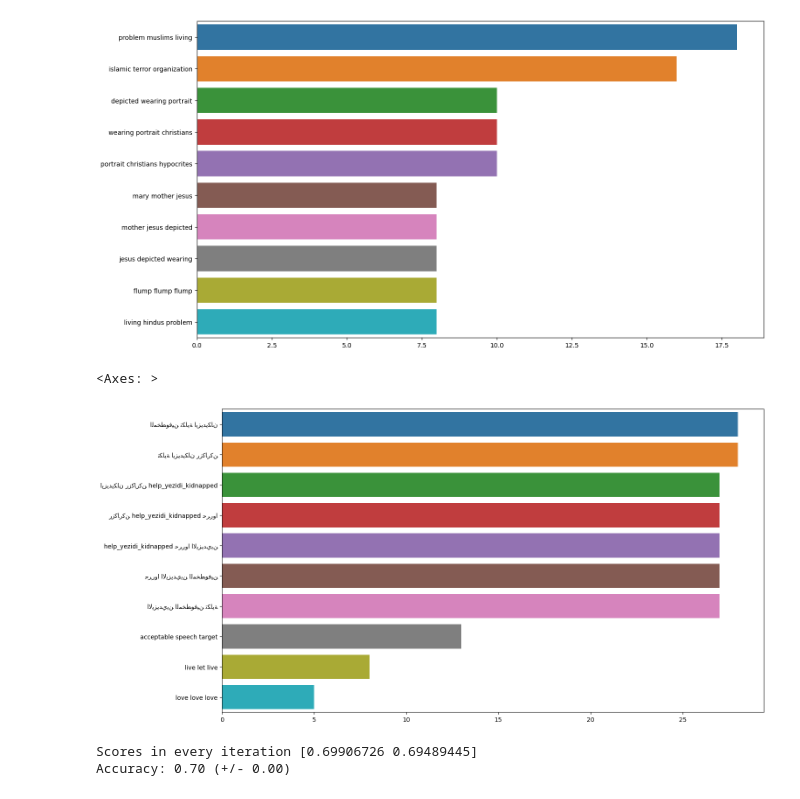
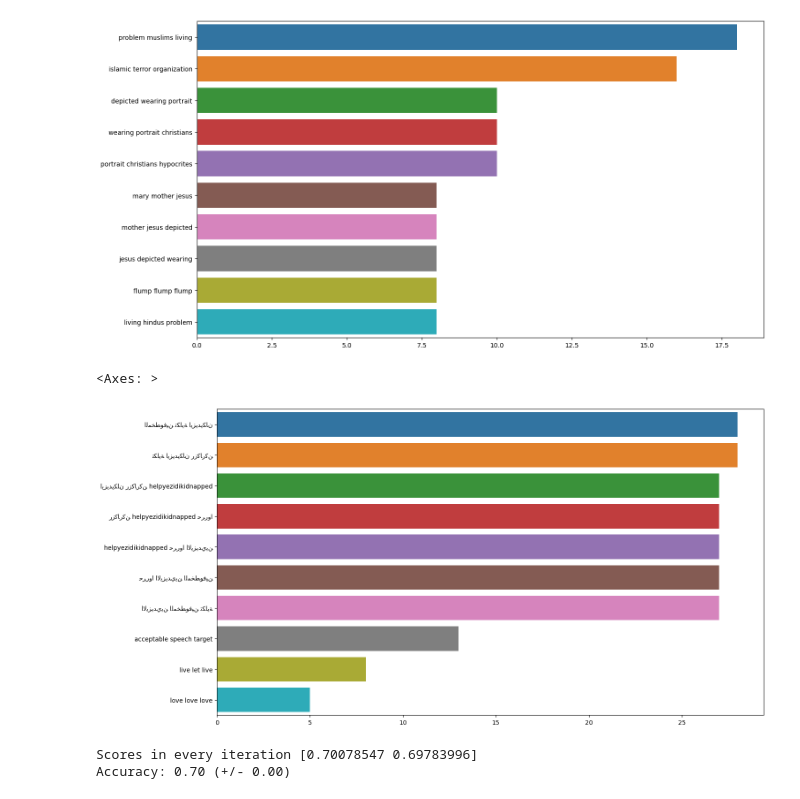
Before and after one commit to G1-ABID-23-24/offensive-language-detection-2024, a Jupyter notebook: 0_data_processing.ipynb, the cells around one changed output. Cells and saved outputs as stored; diff of their text form; code cells hidden in the pictures.

```diff
--- a/0_data_processing.ipynb
+++ b/0_data_processing.ipynb
@@ -63,0 +87,13 @@ df['text_cleaned'] = df['text'].apply(remove_stop_words)
+# %%
+#Common stopwords in offensive tweets
+corpus=create_corpus(1)
+
+dic=defaultdict(int)
+for word in corpus:
+    if word in en_stopwords:
+        dic[word]+=1
+
+top=sorted(dic.items(), key=lambda x:x[1],reverse=True)[:10]
+
+x,y=zip(*top)
+plt.bar(x,y)
@@ -105,0 +209,13 @@ plt.imshow(wc , interpolation = 'bilinear')
+# %%
+#Common words in non-offensive texts
+corpus=create_corpus(0)
+
+dic=defaultdict(int)
+
+for word in corpus:
+    dic[word]+=1
+
+top=sorted(dic.items(), key=lambda x:x[1],reverse=True)[:10]
+
+x,y=zip(*top)
+plt.bar(x,y)
@@ -105,0 +225,13 @@ plt.imshow(wc , interpolation = 'bilinear')
+# %%
+#Common words in offensive texts
+corpus=create_corpus(1)
+
+dic=defaultdict(int)
+
+for word in corpus:
+    dic[word]+=1
+
+top=sorted(dic.items(), key=lambda x:x[1],reverse=True)[:10]
+
+a,z=zip(*top)
+plt.bar(a,z)
@@ -123,12 +258,12 @@ There are a lot more characters in non-offensive than offensive texts
 # %%
 #Comparison between average word length in non-offensive and offensive texts
 fig,(ax1,ax2)=plt.subplots(1,2,figsize=(10,5))
-word=df[df['label']==1]['text_cleaned'].str.split().apply(lambda x : [len(i) for i in x])
+word=df[df['label']==1]['text'].str.split().apply(lambda x : [len(i) for i in x])
 sns.histplot(word.map(lambda x: np.mean(x)),ax=ax1,color='red')
 ax1.set_title('Offensive text')
 ax1.set_xlim(0, 20)
 ax1.set_ylim(0, 250)
-word=df[df['label']==0]['text_cleaned'].str.split().apply(lambda x : [len(i) for i in x])
+word=df[df['label']==0]['text'].str.split().apply(lambda x : [len(i) for i in x])
 sns.histplot(word.map(lambda x: np.mean(x)),ax=ax2,color='green')
 ax2.set_title('Non-offensive text')
 fig.suptitle('Average word length in each text')
@@ -196,12 +332,12 @@ sns.barplot(x=list(most_common_uni.values()),y=list(most_common_uni.keys()))
 # %%
 #Trigram analysis in non-offensive texts
 plt.figure(figsize = (16,9))
-most_common_uni = get_top_text_ngrams(df[df['label']==0]['text_cleaned'],10,3)
+most_common_uni = get_top_text_ngrams(df[df['label']==0]['text'],10,3)
 most_common_uni = dict(most_common_uni)
 sns.barplot(x=list(most_common_uni.values()),y=list(most_common_uni.keys()))
 # %% [output]
 <Axes: >
-[figure, old version]
+[figure, new version]
 # %%
 # Sample of statistics using nltk
 # Another option is defining a function and pass it as a parameter to FunctionTransformer
@@ -288,7 +424,7 @@ from sklearn.preprocessing import FunctionTransformer
 from sklearn.decomposition import NMF, LatentDirichletAllocation
 
 # Define X and Y
-X = df['text_cleaned'].values
+X = df['text'].values
 y = df['label'].values
 
 ## All the steps of the Pipeline should end with a sparse vector as the input data
@@ -324,5 +460,5 @@ scores = cross_val_score(pipeline, X, y, cv=cv)
 print("Scores in every iteration", scores)
 print("Accuracy: %0.2f (+/- %0.2f)" % (scores.mean(), scores.std() * 2))
 # %% [output]
-Scores in every iteration [0.69906726 0.69489445]
+Scores in every iteration [0.70078547 0.69783996]
 Accuracy: 0.70 (+/- 0.00)
```
Also changed, not shown: parts of 30 cells of this notebook, 1 other file.
